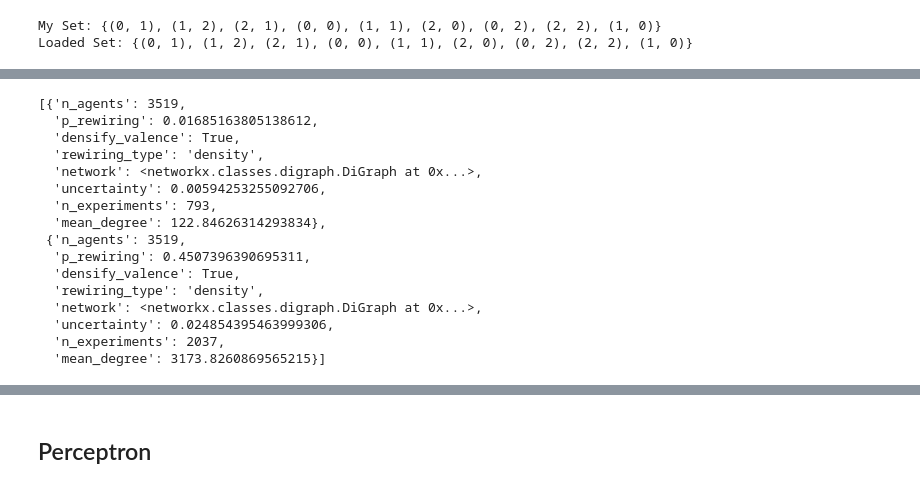
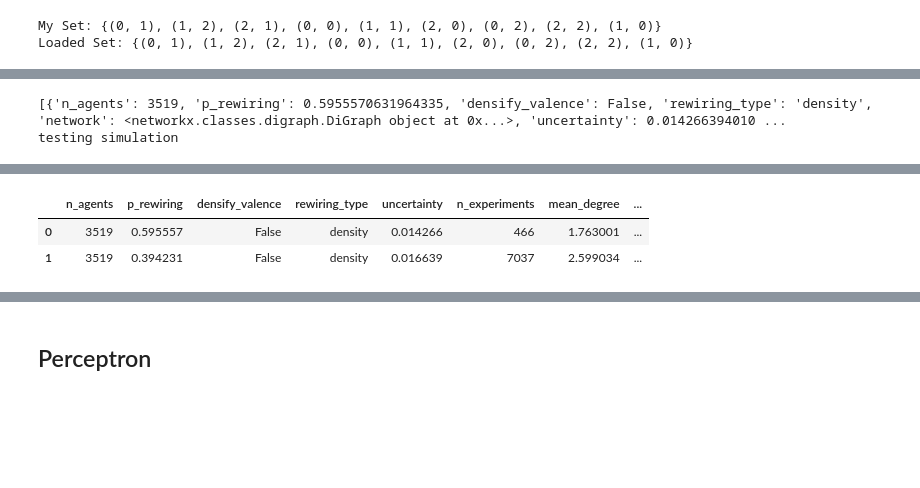
Before and after one commit to MNoichl/network_epistemology_playground, a Jupyter notebook: simulations_empiricalnet_clean.ipynb, the cells around one changed output, grey strips where cells are left out. Cells and saved outputs as stored; diff of their text form; code cells hidden in the pictures; blank space fills up the shorter version.

```diff
--- a/simulations_empiricalnet_clean.ipynb
+++ b/simulations_empiricalnet_clean.ipynb
@@ -617,9 +617,15 @@ def generate_parameters_empir_v2(n,G,all_new_potential_edges=set(),
 # Load the set from a file
 with open('perceptron_all_new_potential_edges.pkl', 'rb') as file:
     perceptron_all_new_potential_edges = pickle.load(file)
-# Example usage
+# Test Simulation
+print('Testing parameter space')
 parameter_dictionaries = generate_parameters_empir_v2(2,G_perceptron_indexed,
                                                       all_new_potential_edges = perceptron_all_new_potential_edges,
-                                                      rewiring_type='density',valence=True)  # Generate parameter dictionaries
-parameter_dictionaries
+                                                      rewiring_type='density',valence=False) # Generate parameter dictionaries
+print(parameter_dictionaries)
+print('testing simulation')
+test_results_densify_df = run_simulations(parameter_dictionaries, number_of_steps=10000,
+                                  agent_type="bayes",tolerance=1e-02)
+test_results_densify_df.to_csv('test_results_densify_df.csv', index=False)
+test_results_densify_df.head()
 # %% [output]
@@ -628,16 +633,2 @@ Wall time: 24.3 s
-[{'n_agents': 3519,
-  'p_rewiring': 0.01685163805138612,
-  'densify_valence': True,
-  'rewiring_type': 'density',
-  'network': <networkx.classes.digraph.DiGraph at 0x...>,
-  'uncertainty': 0.00594253255092706,
-  'n_experiments': 793,
-  'mean_degree': 122.84626314293834},
- {'n_agents': 3519,
-  'p_rewiring': 0.4507396390695311,
-  'densify_valence': True,
-  'rewiring_type': 'density',
-  'network': <networkx.classes.digraph.DiGraph at 0x...>,
-  'uncertainty': 0.024854395463999306,
-  'n_experiments': 2037,
-  'mean_degree': 3173.8260869565215}]
+[{'n_agents': 3519, 'p_rewiring': 0.5955570631964335, 'densify_valence': False, 'rewiring_type': 'density', 'network': <networkx.classes.digraph.DiGraph object at 0x...>, 'uncertainty': 0.014266394010 ...
+testing simulation
@@ -643,0 +637,3 @@ Wall time: 24.3 s
+|  | n_agents | p_rewiring | densify_valence | rewiring_type | uncertainty | n_experiments | mean_degree | ... |
+| 0 | 3519 | 0.595557 | False | density | 0.014266 | 466 | 1.763001 | ... |
+| 1 | 3519 | 0.394231 | False | density | 0.016639 | 7037 | 2.599034 | ... |
```
Also changed, not shown: parts of 10 cells of this notebook, 5 other files.
